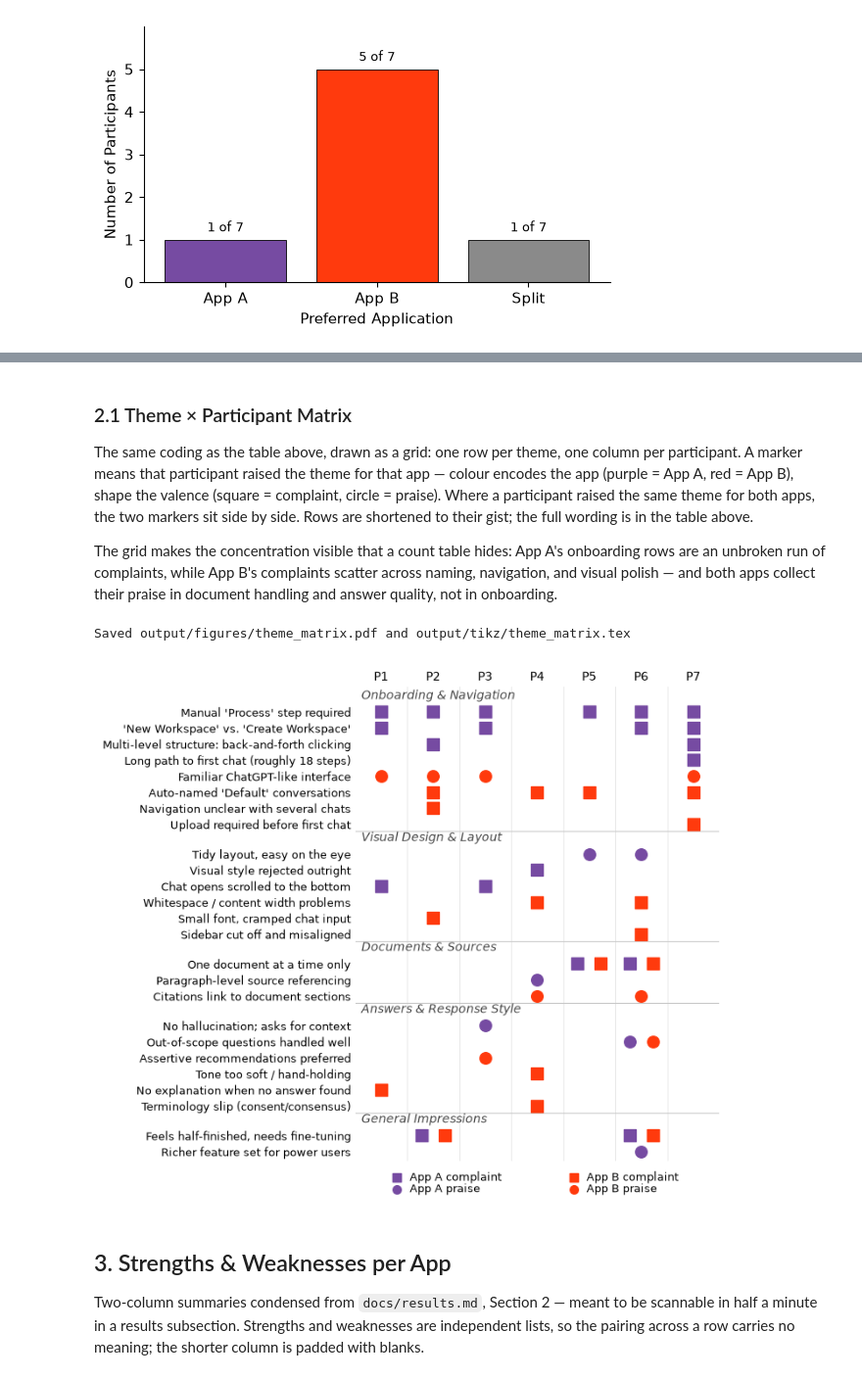
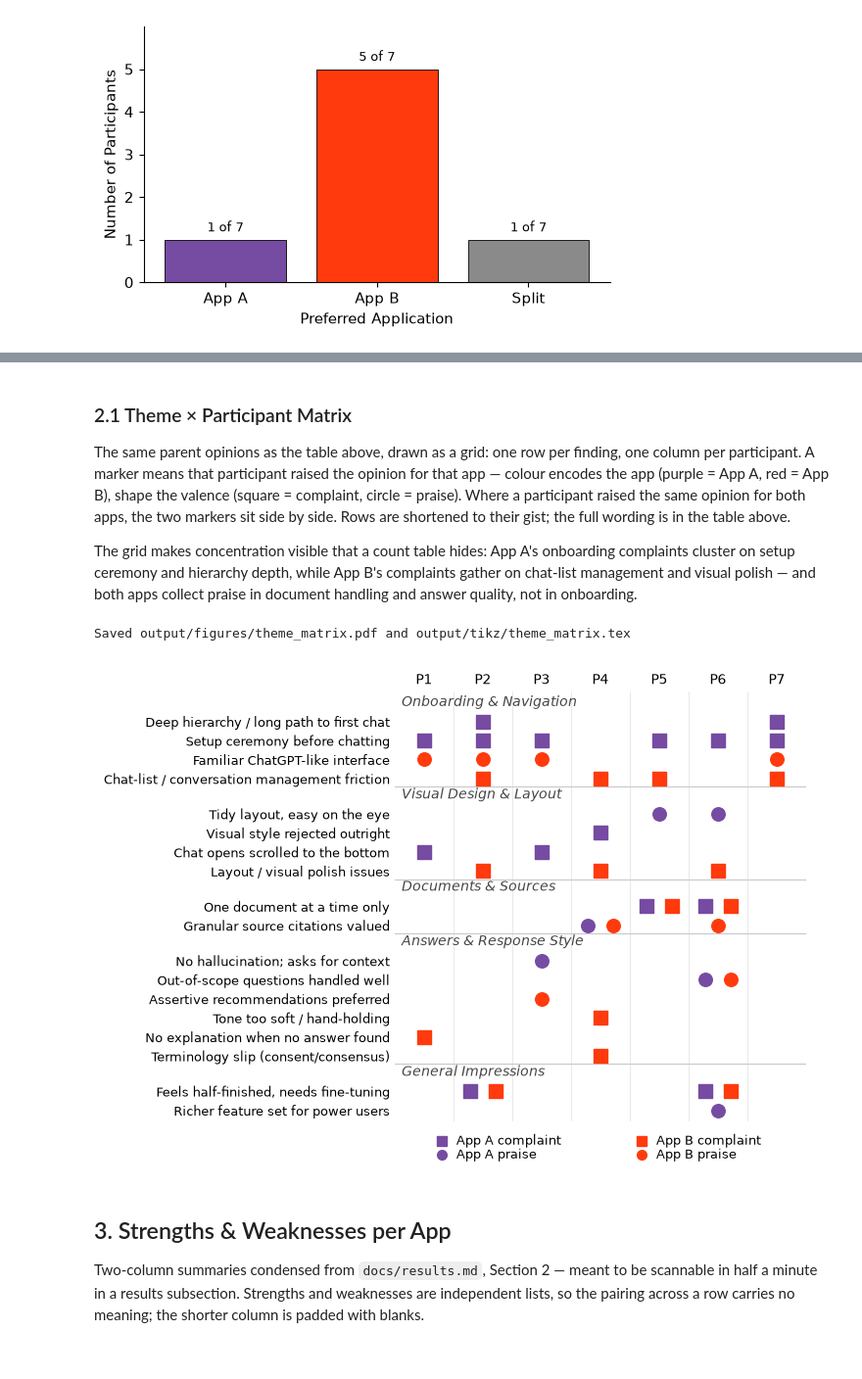
Before and after one commit to nghalinh2711/agentic-memory-artifacts, a Jupyter notebook: notebooks/qualitative.ipynb, the cells around one changed output, grey strips where cells are left out. Shown at 98% size. Drawn from its saved outputs; the diff is of its cells as text; code cells hidden in the pictures.

```diff
--- a/notebooks/qualitative.ipynb
+++ b/notebooks/qualitative.ipynb
@@ -448,31 +450,33 @@ Saved output/tables/thematic_frequency.tex
 # %% [markdown]
 ### 2.1 Theme × Participant Matrix
 
-The same coding as the table above, drawn as a grid: one row per theme, one
-column per participant. A marker means that participant raised the theme for
-that app — colour encodes the app (purple = App A, red = App B), shape the
-valence (square = complaint, circle = praise). Where a participant raised
-the same theme for both apps, the two markers sit side by side. Rows are
-shortened to their gist; the full wording is in the table above.
+The same parent opinions as the table above, drawn as a grid: one row per
+finding, one column per participant. A marker means that participant raised
+the opinion for that app — colour encodes the app (purple = App A, red =
+App B), shape the valence (square = complaint, circle = praise). Where a
+participant raised the same opinion for both apps, the two markers sit side
+by side. Rows are shortened to their gist; the full wording is in the table
+above.
 
-The grid makes the concentration visible that a count table hides: App A's
-onboarding rows are an unbroken run of complaints, while App B's complaints
-scatter across naming, navigation, and visual polish — and both apps collect
-their praise in document handling and answer quality, not in onboarding.
+The grid makes concentration visible that a count table hides: App A's
+onboarding complaints cluster on setup ceremony and hierarchy depth, while
+App B's complaints gather on chat-list management and visual polish — and
+both apps collect praise in document handling and answer quality, not in
+onboarding.
 # %%
 PARTICIPANT_COLUMNS = [f"P{i}" for i in range(1, N_PARTICIPANTS + 1)]
 
-# Flatten the grouped themes into grid rows; the category headers sit on the
-# gap row between groups, like the \multicolumn rows in the table above.
+# Flatten parent opinions into grid rows; category headers sit on the gap
+# row between groups, like the \multicolumn rows in the table above.
 GROUP_GAP = 0.85
 grid_rows = []      # (y, label, valence, app_a, app_b)
 category_rows = []  # (y, category)
 y = 0.0
-for group_index, category in enumerate(dict.fromkeys(c for c, *_ in THEMES)):
+for group_index, category in enumerate(dict.fromkeys(c for c, *_ in PARENT_THEMES)):
     if group_index:
         y -= GROUP_GAP
     category_rows.append((y, category))
-    for row_category, valence, _theme, label, app_a, app_b in THEMES:
+    for row_category, valence, _theme, label, app_a, app_b in PARENT_THEMES:
         if row_category != category:
             continue
         y -= 1.0
@@ -495,7 +499,7 @@ for row_y, _label, valence, app_a, app_b in grid_rows:
             key = (VALENCE_MARKERS[valence], app_color)
             marks.setdefault(key, []).append((x + offset, row_y))
 
-fig, ax = plt.subplots(figsize=(7.5, 6.5))
+fig, ax = plt.subplots(figsize=(7.5, 5.4))
 top_y = 0.55
 bottom_y = grid_rows[-1][0] - 0.55
 
@@ -537,34 +541,34 @@ legend_rows = [
     (bottom_y - 1.8, [("o", APP_A_COLOR, "App A praise"), ("o", APP_B_COLOR, "App B praise")]),
 ]
 for legend_y, items in legend_rows:
     for legend_x, (marker, color, text) in zip((1.3, 4.7), items):
         ax.plot([legend_x], [legend_y], marker=marker, color=color,
                 linestyle="none", markersize=7, zorder=3)
         ax.text(legend_x + 0.25, legend_y, text, ha="left", va="center", fontsize=9)
 
 fig.tight_layout()
 # Same bounding-box problem as the Likert delta chart: pgfplots does not
 # reserve room for the row labels on the left, so hand that width back (the
 # value is tuned against a real LaTeX run). The grid floats free with no
 # frame or tick marks, so both axis lines and the y ticks stay hidden as in
 # the PDF. tikzplotlib also drops the smaller yticklabel font size, so that
 # one is repeated as a pgfplots key.
 save_figure(
     fig,
     "theme_matrix",
     width_slack_pt=165,
     min_node_scale=0.8,
     axis_options=(
         "x axis line style={draw=none}",
         "y axis line style={draw=none}",
         "xtick style={draw=none}",
         "ytick style={draw=none}",
         r"yticklabel style={font=\footnotesize}",
     ),
 )
 # %% [output]
 Saved output/figures/theme_matrix.pdf and output/tikz/theme_matrix.tex
-[figure, old version]
+[figure, new version]
 # %% [markdown]
 ## 3. Strengths & Weaknesses per App
 
```
Also changed, not shown: parts of 2 cells of this notebook, 3 other files.
